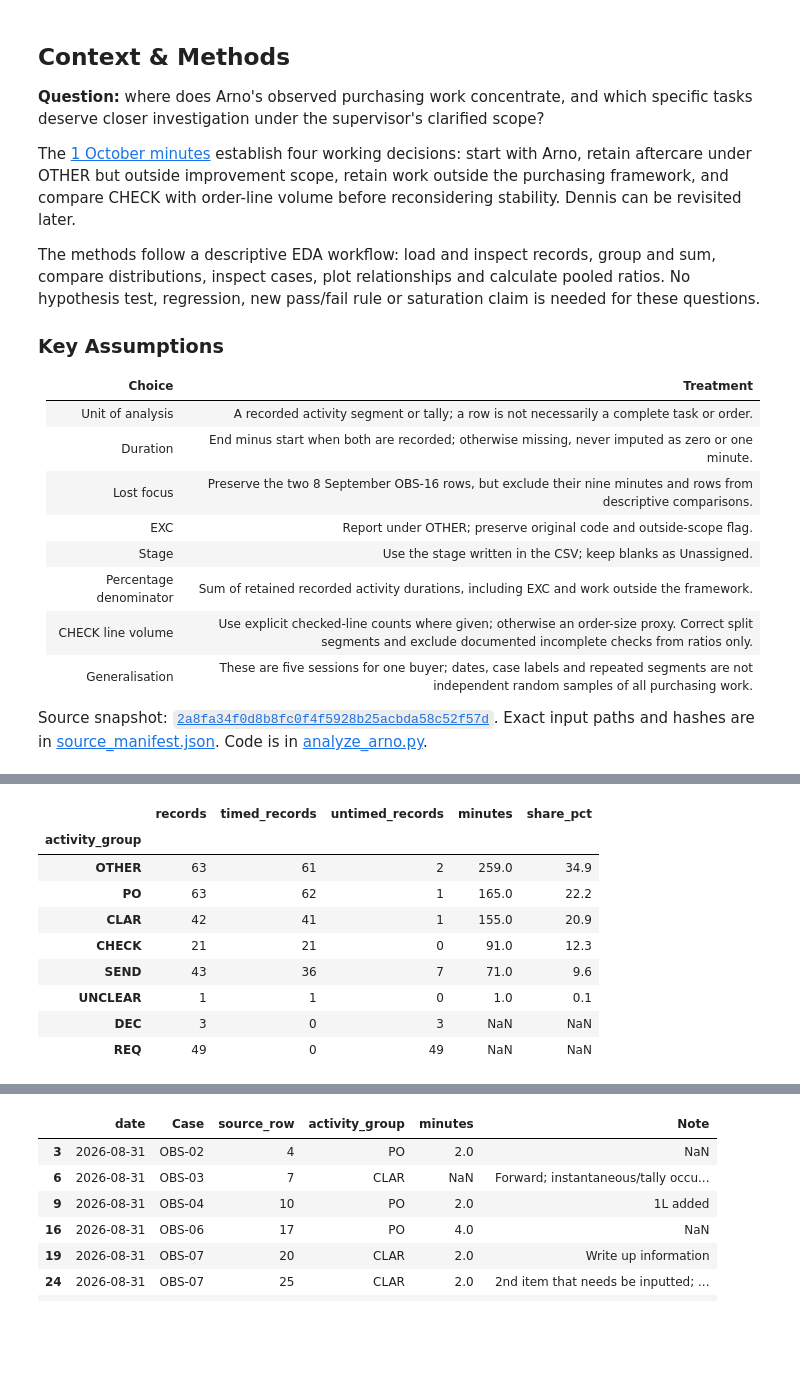
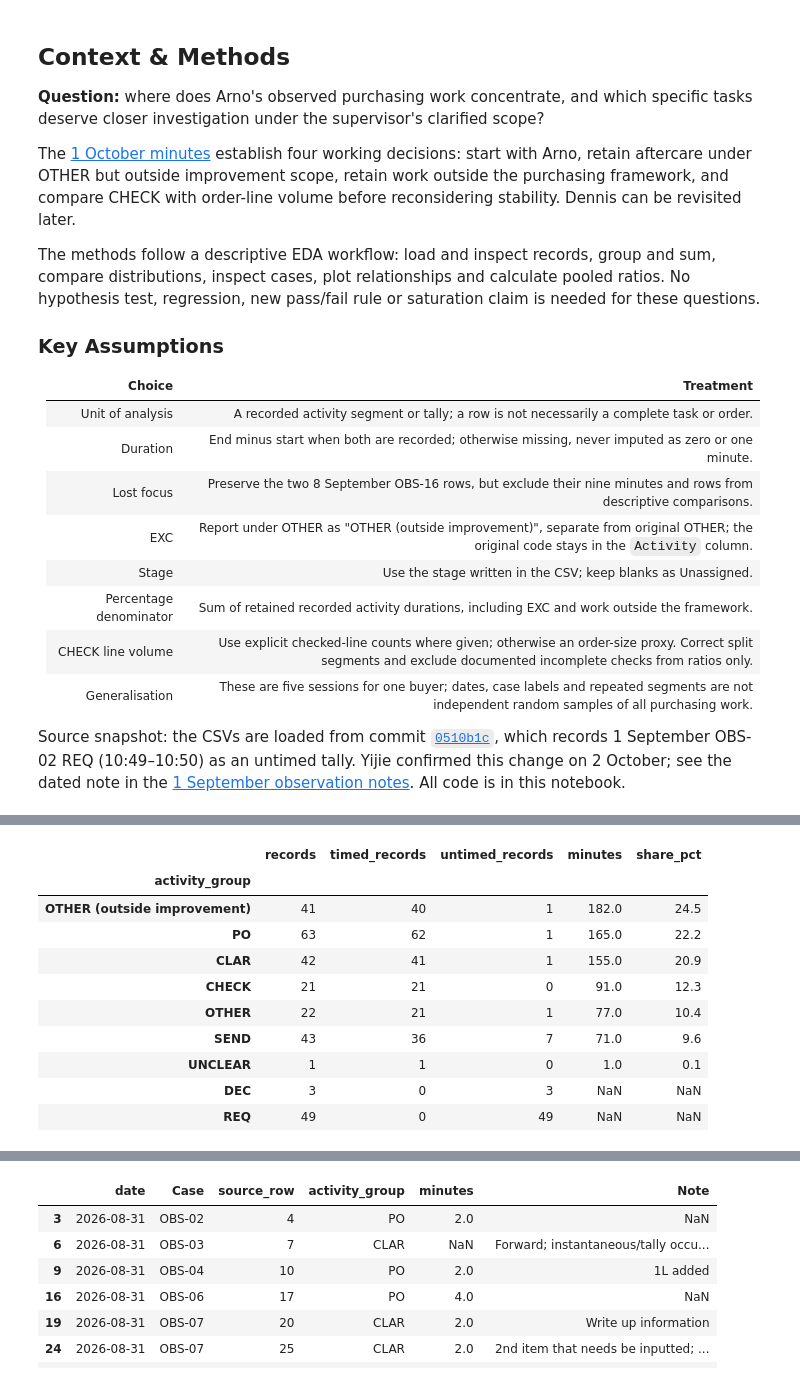
Before and after one commit to Luuuuuig/Bachelor-End-Project, a Jupyter notebook: Arno_Analysis_2026_10_02.ipynb, the cells around one changed output, grey strips where cells are left out. Cells and saved outputs as stored; diff of their text form; code cells hidden in the pictures; blank space fills up the shorter version.

```diff
--- a/Arno_Analysis_2026_10_02.ipynb
+++ b/Arno_Analysis_2026_10_02.ipynb
@@ -19,7 +19,7 @@ The instruction to begin analysis is clear. A further broad sufficiency exercise
 
 **Question:** where does Arno's observed purchasing work concentrate, and which specific tasks deserve closer investigation under the supervisor's clarified scope?
 
-The [1 October minutes](../docs/meetings/Academic_Supervisor_Meeting_Notes_2026-10-01.md) establish four working decisions: start with Arno, retain aftercare under OTHER but outside improvement scope, retain work outside the purchasing framework, and compare CHECK with order-line volume before reconsidering stability. Dennis can be revisited later.
+The [1 October minutes](https://github.com/Luuuuuig/Bachelor-End-Project/blob/main/docs/meetings/Academic_Supervisor_Meeting_Notes_2026-10-01.md) establish four working decisions: start with Arno, retain aftercare under OTHER but outside improvement scope, retain work outside the purchasing framework, and compare CHECK with order-line volume before reconsidering stability. Dennis can be revisited later.
 
 The methods follow a descriptive EDA workflow: load and inspect records, group and sum, compare distributions, inspect cases, plot relationships and calculate pooled ratios. No hypothesis test, regression, new pass/fail rule or saturation claim is needed for these questions.
 
@@ -30,13 +30,13 @@ The methods follow a descriptive EDA workflow: load and inspect records, group a
 | Unit of analysis | A recorded activity segment or tally; a row is not necessarily a complete task or order. |
 | Duration | End minus start when both are recorded; otherwise missing, never imputed as zero or one minute. |
 | Lost focus | Preserve the two 8 September OBS-16 rows, but exclude their nine minutes and rows from descriptive comparisons. |
-| EXC | Report under OTHER; preserve original code and outside-scope flag. |
+| EXC | Report under OTHER as "OTHER (outside improvement)", separate from original OTHER; the original code stays in the `Activity` column. |
 | Stage | Use the stage written in the CSV; keep blanks as Unassigned. |
 | Percentage denominator | Sum of retained recorded activity durations, including EXC and work outside the framework. |
 | CHECK line volume | Use explicit checked-line counts where given; otherwise an order-size proxy. Correct split segments and exclude documented incomplete checks from ratios only. |
 | Generalisation | These are five sessions for one buyer; dates, case labels and repeated segments are not independent random samples of all purchasing work. |
 
-Source snapshot: [`2a8fa34f0d8b8fc0f4f5928b25acbda58c52f57d`](https://github.com/Luuuuuig/Bachelor-End-Project/commit/2a8fa34f0d8b8fc0f4f5928b25acbda58c52f57d). Exact input paths and hashes are in [source_manifest.json](output/source_manifest.json). Code is in [analyze_arno.py](analyze_arno.py).
+Source snapshot: the CSVs are loaded from commit [`0510b1c`](https://github.com/Luuuuuig/Bachelor-End-Project/commit/0510b1cb1edc6d5cc6af40c18c903d1052eab7fe), which records 1 September OBS-02 REQ (10:49–10:50) as an untimed tally. Yijie confirmed this change on 2 October; see the dated note in the [1 September observation notes](https://github.com/Luuuuuig/Bachelor-End-Project/blob/main/docs/measurement/Measure_Observation_2026-09-01.md#observer-decision-2-october-2026). All code is in this notebook.
 # %%
 import pandas as pd
 
@@ -128,37 +128,42 @@ included["activity_group"] = included["activity_group"].replace({
     "EXC": "OTHER",
     "OTHER/EXC": "OTHER",
     "[UNCERTAIN]": "UNCLEAR"
 })
+
+# Former EXC stays under OTHER but outside the improvement scope (1 October)
+is_former_exc = included["Activity"].str.upper().str.contains("EXC", na=False)
+included.loc[is_former_exc, "activity_group"] = "OTHER (outside improvement)"
 
 # Summarise counts and measured time separately
 groups = included.groupby("activity_group")["minutes"]
 
 profile = pd.DataFrame({
     "records": groups.size(),
     "timed_records": groups.count(),
     "minutes": groups.sum(min_count=1)
 })
 
 profile["untimed_records"] = (
     profile["records"] - profile["timed_records"]
 )
 
 profile["share_pct"] = (
     profile["minutes"] / included["minutes"].sum() * 100
 )
 
 profile = profile[
     ["records", "timed_records", "untimed_records", "minutes", "share_pct"]
 ].sort_values("minutes", ascending=False)
 
 profile.round(1)
 # %% [output]
 |  | records | timed_records | untimed_records | minutes | share_pct |
 | activity_group |  |  |  |  |  |
-| OTHER | 63 | 61 | 2 | 259.0 | 34.9 |
+| OTHER (outside improvement) | 41 | 40 | 1 | 182.0 | 24.5 |
 | PO | 63 | 62 | 1 | 165.0 | 22.2 |
 | CLAR | 42 | 41 | 1 | 155.0 | 20.9 |
 | CHECK | 21 | 21 | 0 | 91.0 | 12.3 |
+| OTHER | 22 | 21 | 1 | 77.0 | 10.4 |
 | SEND | 43 | 36 | 7 | 71.0 | 9.6 |
 | UNCLEAR | 1 | 1 | 0 | 1.0 | 0.1 |
 | DEC | 3 | 0 | 3 | NaN | NaN |
```
Also changed, not shown: parts of 8 cells of this notebook.
